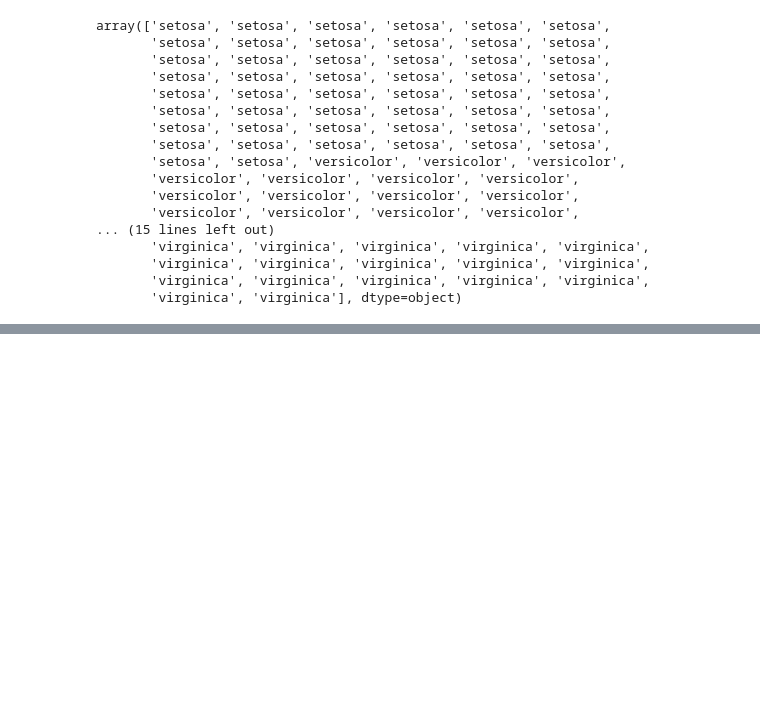
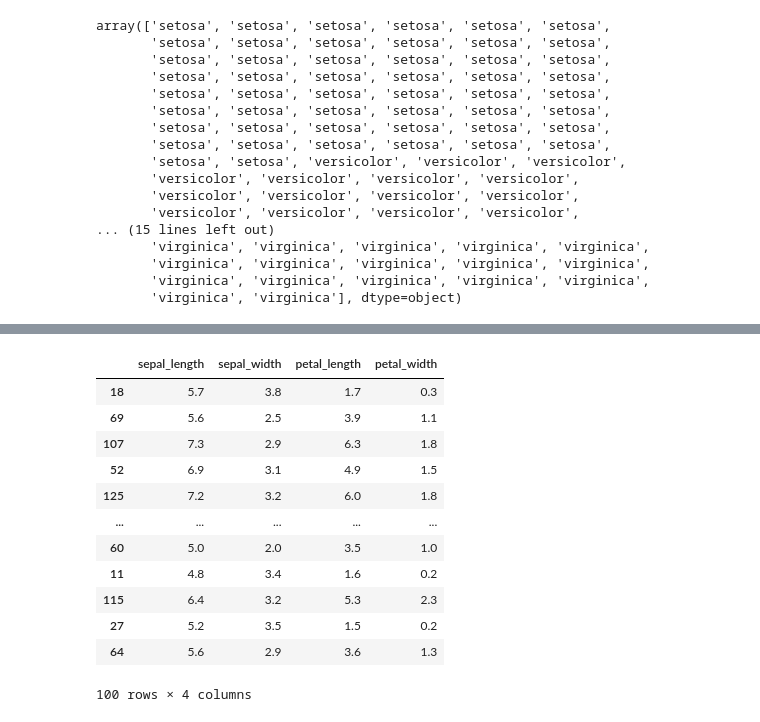
Before and after one commit to Tanjasta/Machine-Learning-and-Statistics, a Jupyter notebook: project.ipynb, the cells around one changed output, grey strips where cells are left out. Drawn from its saved outputs; the diff is of its cells as text; code cells hidden in the pictures; blank space fills up the shorter version.

```diff
--- a/project.ipynb
+++ b/project.ipynb
@@ -199,0 +245,16 @@ array(['setosa', 'setosa', 'setosa', 'setosa', 'setosa', 'setosa',
+# %%
+input_train
+# %% [output]
+|  | sepal_length | sepal_width | petal_length | petal_width |
+| 18 | 5.7 | 3.8 | 1.7 | 0.3 |
+| 69 | 5.6 | 2.5 | 3.9 | 1.1 |
+| 107 | 7.3 | 2.9 | 6.3 | 1.8 |
+| 52 | 6.9 | 3.1 | 4.9 | 1.5 |
+| 125 | 7.2 | 3.2 | 6.0 | 1.8 |
+| ... | ... | ... | ... | ... |
+| 60 | 5.0 | 2.0 | 3.5 | 1.0 |
+| 11 | 4.8 | 3.4 | 1.6 | 0.2 |
+| 115 | 6.4 | 3.2 | 5.3 | 2.3 |
+| 27 | 5.2 | 3.5 | 1.5 | 0.2 |
+| 64 | 5.6 | 2.9 | 3.6 | 1.3 |
+100 rows × 4 columns
```
Also changed, not shown: parts of 16 cells of this notebook.
